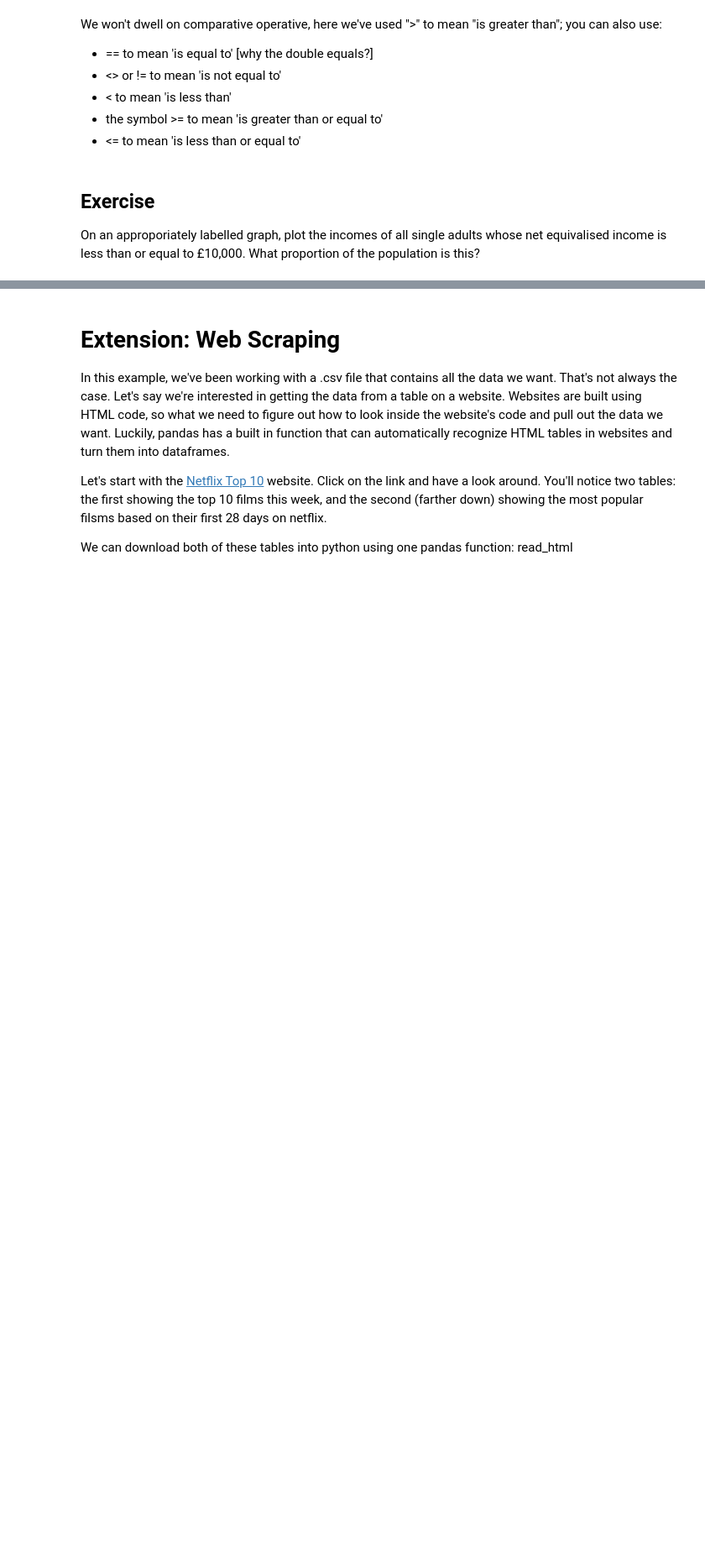
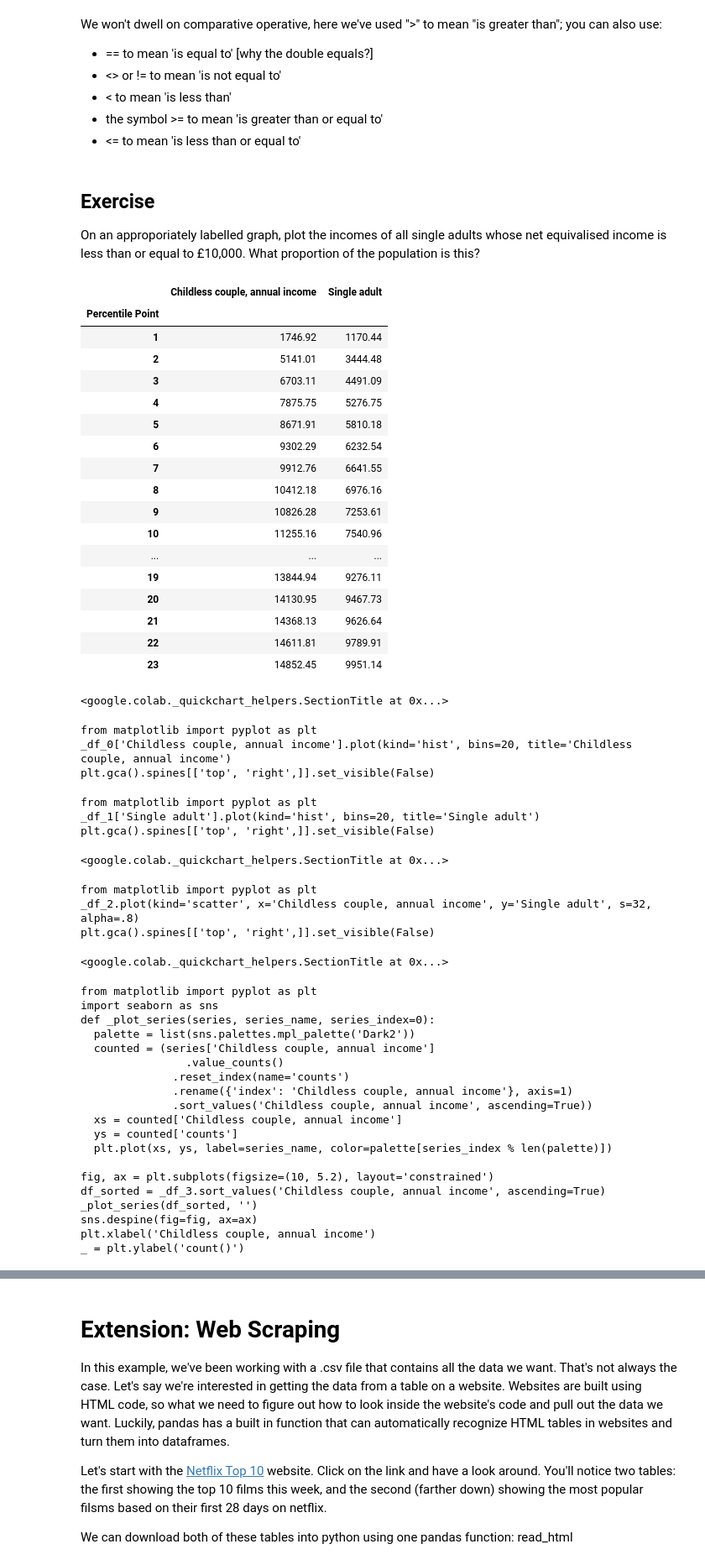
Before and after one commit to skyleranderson05/QM2, a Jupyter notebook: W2_Working_with_Data_in_Pandas.ipynb, the cells around one changed output, grey strips where cells are left out. Shown: that part at 84% size. Cells and saved outputs as stored; diff of their text form; code cells hidden in the pictures; blank space fills up the shorter version.

```diff
--- a/W2_Working_with_Data_in_Pandas.ipynb
+++ b/W2_Working_with_Data_in_Pandas.ipynb
@@ -347,3 +389,58 @@ We won't dwell on comparative operative, here we've used ">" to mean "is greater
 # %% [markdown]
 ## Exercise
 On an approporiately labelled graph, plot the incomes of all single adults whose net equivalised income is less than or equal to £10,000. What proportion of the population is this?
+# %%
+clean = income[['Childless couple, annual income','Single adult']]
+clean = clean.replace(',', '', regex=True)
+clean = clean.replace('-', 'NaN', regex=True).astype('float')
+clean[clean['Single adult']<=10000]
+# %% [output]
+|  | Childless couple, annual income | Single adult |
+| Percentile Point |  |  |
+| 1 | 1746.92 | 1170.44 |
+| 2 | 5141.01 | 3444.48 |
+| 3 | 6703.11 | 4491.09 |
+| 4 | 7875.75 | 5276.75 |
+| 5 | 8671.91 | 5810.18 |
+| 6 | 9302.29 | 6232.54 |
+| 7 | 9912.76 | 6641.55 |
+| 8 | 10412.18 | 6976.16 |
+| 9 | 10826.28 | 7253.61 |
+| 10 | 11255.16 | 7540.96 |
+| ... | ... | ... |
+| 19 | 13844.94 | 9276.11 |
+| 20 | 14130.95 | 9467.73 |
+| 21 | 14368.13 | 9626.64 |
+| 22 | 14611.81 | 9789.91 |
+| 23 | 14852.45 | 9951.14 |
+<google.colab._quickchart_helpers.SectionTitle at 0x...>
+from matplotlib import pyplot as plt
+_df_0['Childless couple, annual income'].plot(kind='hist', bins=20, title='Childless couple, annual income')
+plt.gca().spines[['top', 'right',]].set_visible(False)
+from matplotlib import pyplot as plt
+_df_1['Single adult'].plot(kind='hist', bins=20, title='Single adult')
+plt.gca().spines[['top', 'right',]].set_visible(False)
+<google.colab._quickchart_helpers.SectionTitle at 0x...>
+from matplotlib import pyplot as plt
+_df_2.plot(kind='scatter', x='Childless couple, annual income', y='Single adult', s=32, alpha=.8)
+plt.gca().spines[['top', 'right',]].set_visible(False)
+<google.colab._quickchart_helpers.SectionTitle at 0x...>
+from matplotlib import pyplot as plt
+import seaborn as sns
+def _plot_series(series, series_name, series_index=0):
+  palette = list(sns.palettes.mpl_palette('Dark2'))
+  counted = (series['Childless couple, annual income']
+                .value_counts()
+              .reset_index(name='counts')
+              .rename({'index': 'Childless couple, annual income'}, axis=1)
+              .sort_values('Childless couple, annual income', ascending=True))
+  xs = counted['Childless couple, annual income']
+  ys = counted['counts']
+  plt.plot(xs, ys, label=series_name, color=palette[series_index % len(palette)])
+
+fig, ax = plt.subplots(figsize=(10, 5.2), layout='constrained')
+df_sorted = _df_3.sort_values('Childless couple, annual income', ascending=True)
+_plot_series(df_sorted, '')
+sns.despine(fig=fig, ax=ax)
+plt.xlabel('Childless couple, annual income')
+_ = plt.ylabel('count()')
```
Also changed, not shown: parts of 19 cells of this notebook.
